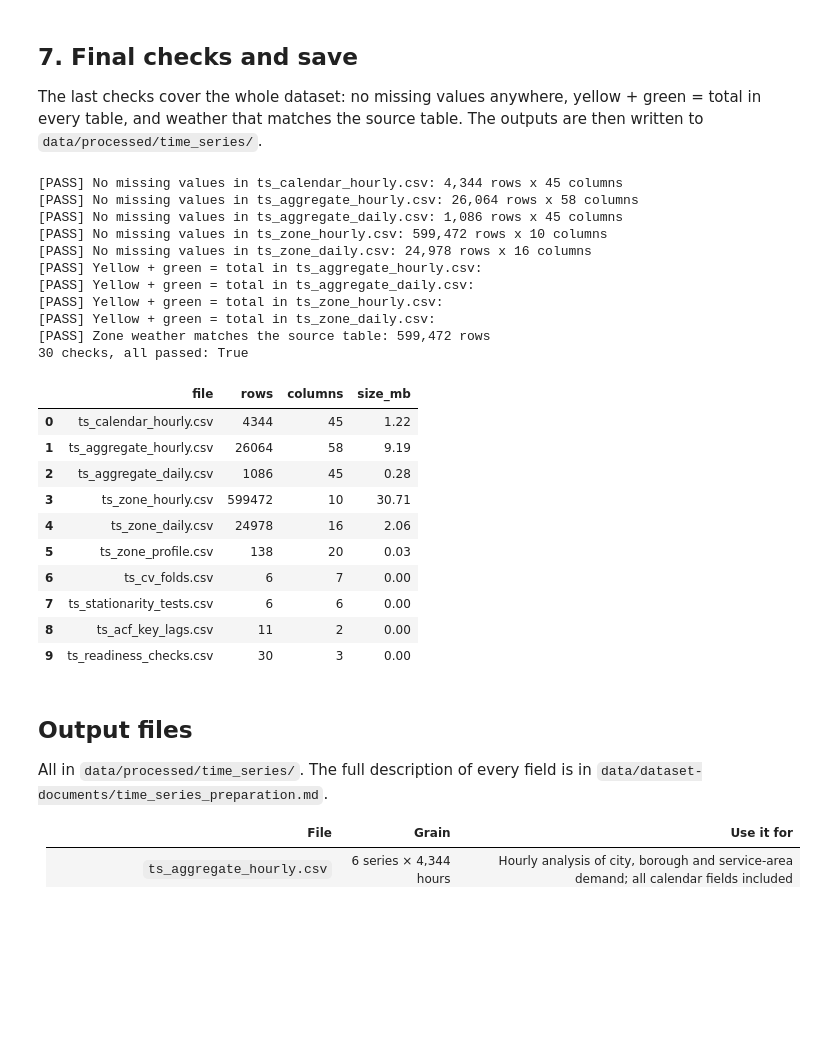
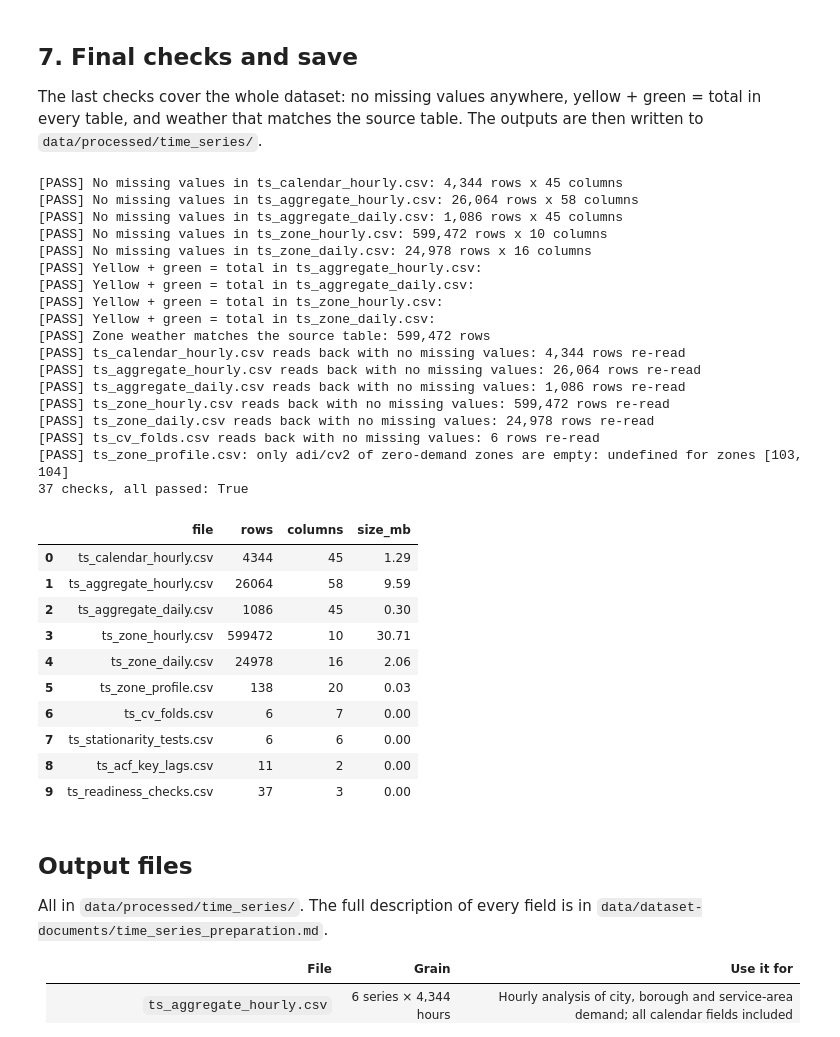
Before and after one commit to BA-CapstoneProject-12/nyc-taxi-demand-forecasting, a Jupyter notebook: scripts/time_series_data_preparation.ipynb, the cells around one changed output. Cells and saved outputs as stored; diff of their text form; code cells hidden in the pictures; blank space fills up the shorter version.

```diff
--- a/scripts/time_series_data_preparation.ipynb
+++ b/scripts/time_series_data_preparation.ipynb
@@ -95,6 +95,7 @@ TIME_BANDS = (
     ["Late night 00-04", "Early morning 05-06", "AM 07-09", "Midday 10-15", "PM 16-19", "Evening 20-23"],
 )
 HEAVY_SNOW_CM = 5.0
+NO_EVENT = "none"           # text value on ordinary days (a blank would be read back as missing)
 VALIDATION_HOURS = 14 * 24   # two weeks just before the test period
 FOURIER_K = 3                # harmonics for each seasonal period
 
@@ -303,7 +305,7 @@ print(hol_in_window.to_string())
 check("8 federal holidays in the window", len(hol_in_window) == 8, ", ".join(hol_in_window.values))
 
 cal["is_holiday"] = cal["date"].isin(hol_in_window.index)
-cal["holiday_name"] = cal["date"].map(hol_in_window).fillna("")
+cal["holiday_name"] = cal["date"].map(hol_in_window).fillna(NO_EVENT)
 cal["is_day_before_holiday"] = (cal["date"] + pd.Timedelta(days=1)).isin(hol.index)
 cal["is_day_after_holiday"] = (cal["date"] - pd.Timedelta(days=1)).isin(hol.index)
 
@@ -313,18 +315,18 @@ pos_prev = np.searchsorted(hol_dates, cal["date"].values, side="right") - 1
 cal["days_to_next_holiday"] = (pd.to_datetime(hol_dates[pos_next]) - cal["date"]).dt.days
 cal["days_since_prev_holiday"] = (cal["date"] - pd.to_datetime(hol_dates[pos_prev])).dt.days
 
-cal["holiday_period"] = ""
+cal["holiday_period"] = NO_EVENT
 for name, first, last in HOLIDAY_PERIODS:
     cal.loc[cal["date"].between(first, last), "holiday_period"] = name
-cal["is_holiday_period"] = cal["holiday_period"] != ""
+cal["is_holiday_period"] = cal["holiday_period"] != NO_EVENT
 
-cal["special_day_name"] = cal["date"].dt.strftime("%Y-%m-%d").map(SPECIAL_DAYS).fillna("")
-cal["is_special_day"] = cal["special_day_name"] != ""
+cal["special_day_name"] = cal["date"].dt.strftime("%Y-%m-%d").map(SPECIAL_DAYS).fillna(NO_EVENT)
+cal["is_special_day"] = cal["special_day_name"] != NO_EVENT
 
-cal["night_event_name"] = ""
+cal["night_event_name"] = NO_EVENT
 for name, first, last in NIGHT_EVENTS:
     cal.loc[cal["ds"].between(first, last), "night_event_name"] = name
-cal["is_night_event"] = cal["night_event_name"] != ""
+cal["is_night_event"] = cal["night_event_name"] != NO_EVENT
 
 # the holiday flag must agree with features.csv wherever both exist
 flag_cmp = features.drop_duplicates("pickup_hour").merge(cal[["ds", "is_holiday"]], left_on="pickup_hour", right_on="ds")
@@ -787,44 +789,62 @@ for name in ["ts_calendar_hourly.csv", "ts_aggregate_hourly.csv", "ts_aggregate_
 for name in ["ts_aggregate_hourly.csv", "ts_aggregate_daily.csv", "ts_zone_hourly.csv", "ts_zone_daily.csv"]:
     df = outputs[name]
     check(f"Yellow + green = total in {name}", (df["trip_count_yellow"] + df["trip_count_green"] == df["trip_count"]).all())
 w_cmp = zone_hourly.merge(weather.rename(columns={"LocationID": "PULocationID", "weather_hour": "ds"})[["PULocationID", "ds", *WEATHER_VARS]],
                           on=["PULocationID", "ds"], suffixes=("", "_src"))
 check("Zone weather matches the source table", all((w_cmp[v] == w_cmp[f"{v}_src"]).all() for v in WEATHER_VARS), f"{len(w_cmp):,} rows")
 
 DATE_FMT = "%Y-%m-%d %H:%M:%S"
 for name, df in outputs.items():
     df.to_csv(OUT / name, index=False, date_format=DATE_FMT)
+# read every saved table back, the way a user would, and check nothing turned into a missing value
+for name in ["ts_calendar_hourly.csv", "ts_aggregate_hourly.csv", "ts_aggregate_daily.csv", "ts_zone_hourly.csv",
+             "ts_zone_daily.csv", "ts_cv_folds.csv"]:
+    back = pd.read_csv(OUT / name)
+    check(f"{name} reads back with no missing values", int(back.isna().sum().sum()) == 0, f"{len(back):,} rows re-read")
+back = pd.read_csv(OUT / "ts_zone_profile.csv")
+undefined = back.loc[back[["adi", "cv2"]].isna().any(axis=1), "PULocationID"].tolist()
+check("ts_zone_profile.csv: only adi/cv2 of zero-demand zones are empty",
+      int(back.drop(columns=["adi", "cv2"]).isna().sum().sum()) == 0 and undefined == profile.loc[profile["volume_tier"] == "Zero", "PULocationID"].tolist(),
+      f"undefined for zones {undefined}")
+
 checks = pd.DataFrame(CHECKS)
 checks.to_csv(OUT / "ts_readiness_checks.csv", index=False)
 outputs["ts_readiness_checks.csv"] = checks
 
 summary = pd.DataFrame([{"file": n, "rows": len(df), "columns": df.shape[1],
                          "size_mb": round((OUT / n).stat().st_size / 1e6, 2)} for n, df in outputs.items()])
 print(f"{len(checks)} checks, all passed: {checks['passed'].all()}")
 summary
 # %% [output]
 [PASS] No missing values in ts_calendar_hourly.csv: 4,344 rows x 45 columns
 [PASS] No missing values in ts_aggregate_hourly.csv: 26,064 rows x 58 columns
 [PASS] No missing values in ts_aggregate_daily.csv: 1,086 rows x 45 columns
 [PASS] No missing values in ts_zone_hourly.csv: 599,472 rows x 10 columns
 [PASS] No missing values in ts_zone_daily.csv: 24,978 rows x 16 columns
 [PASS] Yellow + green = total in ts_aggregate_hourly.csv:
 [PASS] Yellow + green = total in ts_aggregate_daily.csv:
 [PASS] Yellow + green = total in ts_zone_hourly.csv:
 [PASS] Yellow + green = total in ts_zone_daily.csv:
 [PASS] Zone weather matches the source table: 599,472 rows
-30 checks, all passed: True
+[PASS] ts_calendar_hourly.csv reads back with no missing values: 4,344 rows re-read
+[PASS] ts_aggregate_hourly.csv reads back with no missing values: 26,064 rows re-read
+[PASS] ts_aggregate_daily.csv reads back with no missing values: 1,086 rows re-read
+[PASS] ts_zone_hourly.csv reads back with no missing values: 599,472 rows re-read
+[PASS] ts_zone_daily.csv reads back with no missing values: 24,978 rows re-read
+[PASS] ts_cv_folds.csv reads back with no missing values: 6 rows re-read
+[PASS] ts_zone_profile.csv: only adi/cv2 of zero-demand zones are empty: undefined for zones [103, 104]
+37 checks, all passed: True
 |  | file | rows | columns | size_mb |
-| 0 | ts_calendar_hourly.csv | 4344 | 45 | 1.22 |
-| 1 | ts_aggregate_hourly.csv | 26064 | 58 | 9.19 |
-| 2 | ts_aggregate_daily.csv | 1086 | 45 | 0.28 |
+| 0 | ts_calendar_hourly.csv | 4344 | 45 | 1.29 |
+| 1 | ts_aggregate_hourly.csv | 26064 | 58 | 9.59 |
+| 2 | ts_aggregate_daily.csv | 1086 | 45 | 0.30 |
 | 3 | ts_zone_hourly.csv | 599472 | 10 | 30.71 |
 | 4 | ts_zone_daily.csv | 24978 | 16 | 2.06 |
 | 5 | ts_zone_profile.csv | 138 | 20 | 0.03 |
 | 6 | ts_cv_folds.csv | 6 | 7 | 0.00 |
 | 7 | ts_stationarity_tests.csv | 6 | 6 | 0.00 |
 | 8 | ts_acf_key_lags.csv | 11 | 2 | 0.00 |
-| 9 | ts_readiness_checks.csv | 30 | 3 | 0.00 |
+| 9 | ts_readiness_checks.csv | 37 | 3 | 0.00 |
 # %% [markdown]
 ## Output files
 
```
Also changed, not shown: parts of 1 cell of this notebook, 4 other files.
